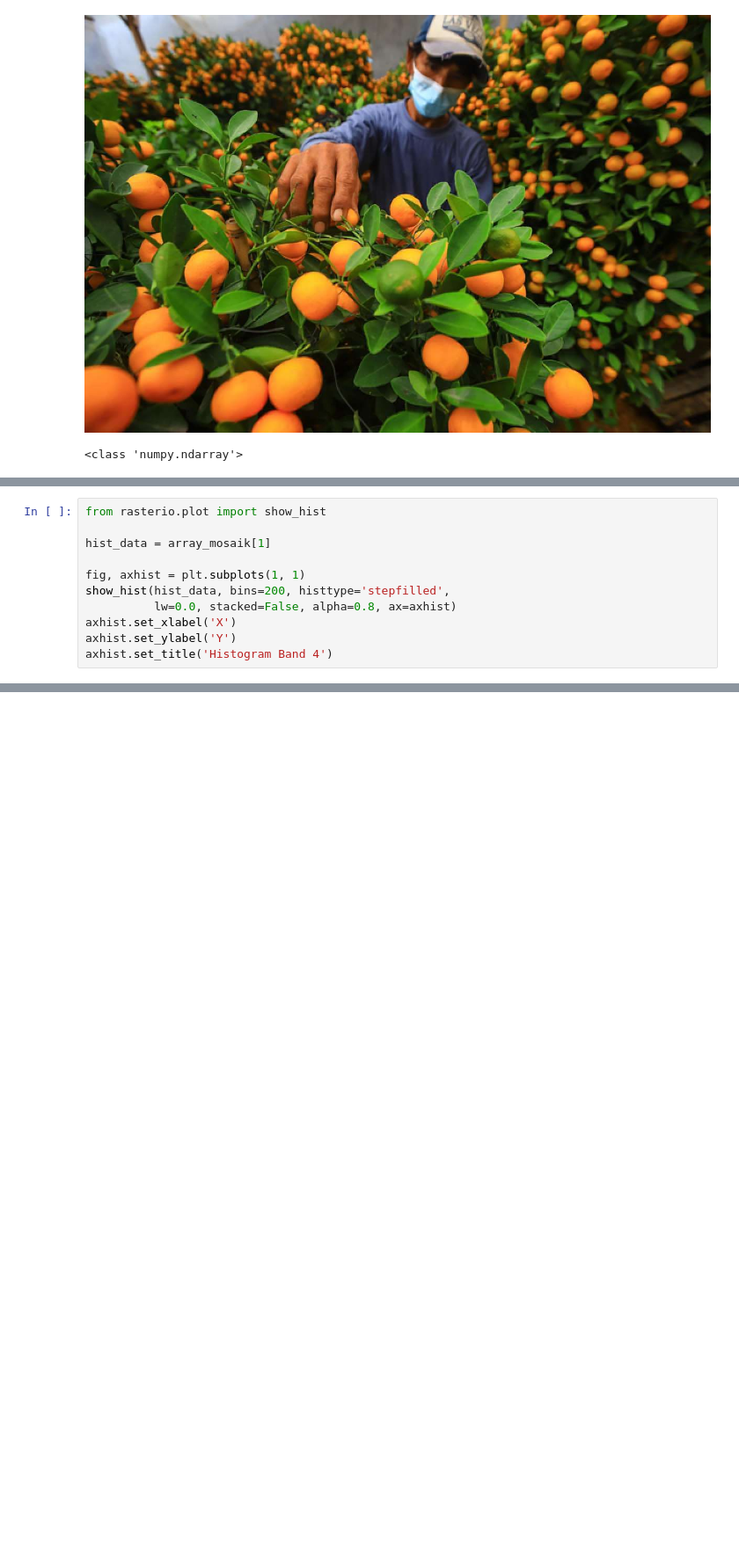
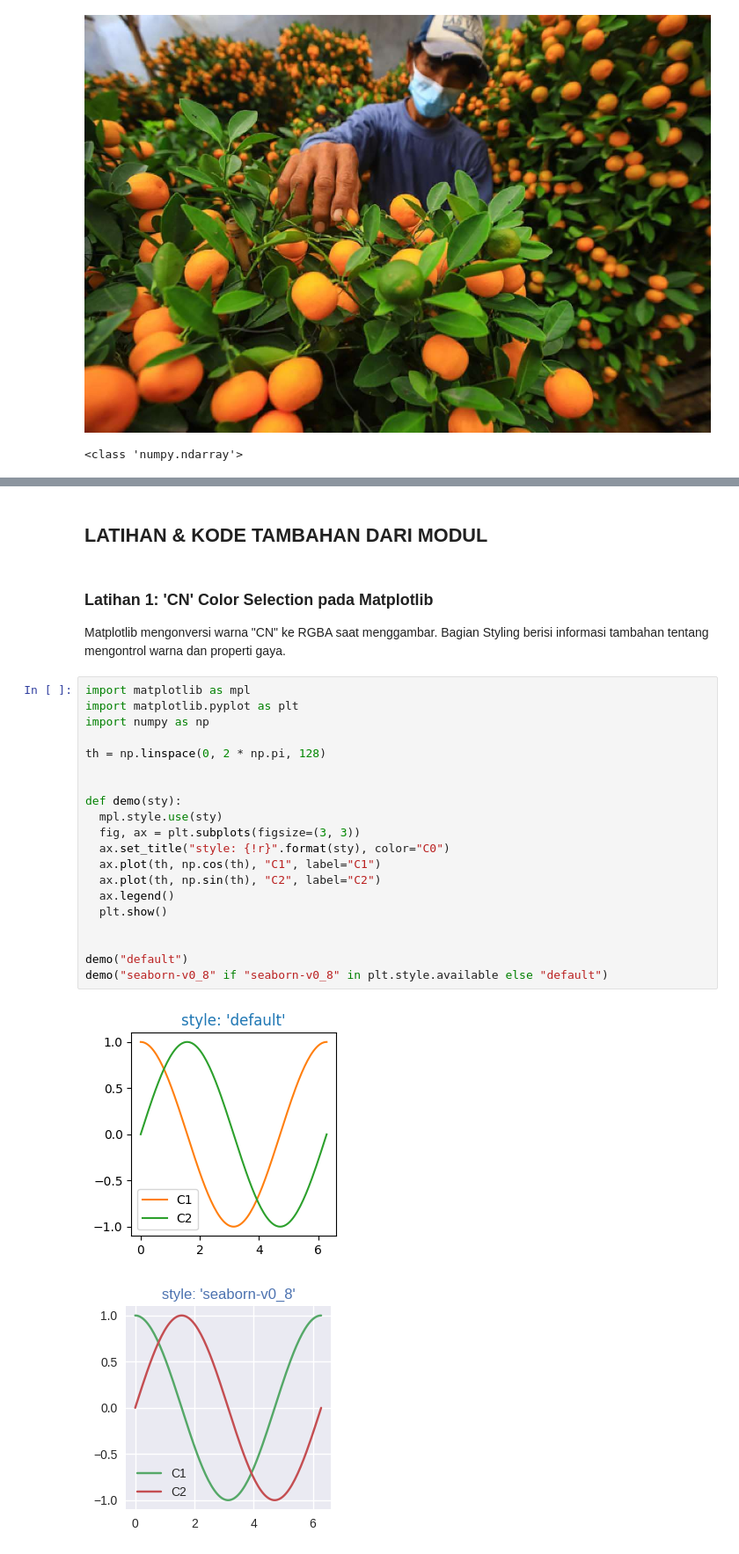
Before and after one commit to priskach/PCD_TI_FSaintek, a Jupyter notebook: M03 - Dasar OpenCV/Praktikum 3.1. Dasar Pengolahan Citra dengan OpenCV.ipynb, the cells around one changed output, grey strips where cells are left out. Shown at 88% size. Saved outputs shown, nothing was run; the diff lists cells and outputs as text; blank space fills up the shorter version.

```diff
--- a/M03 - Dasar OpenCV/Praktikum 3.1. Dasar Pengolahan Citra dengan OpenCV.ipynb
+++ b/M03 - Dasar OpenCV/Praktikum 3.1. Dasar Pengolahan Citra dengan OpenCV.ipynb
@@ -453,11 +322,0 @@ ax.set_title('Tasseled Cap')
-# %%
-from rasterio.plot import show_hist
-
-hist_data = array_mosaik[1]
-
-fig, axhist = plt.subplots(1, 1)
-show_hist(hist_data, bins=200, histtype='stepfilled',
-          lw=0.0, stacked=False, alpha=0.8, ax=axhist)
-axhist.set_xlabel('X')
-axhist.set_ylabel('Y')
-axhist.set_title('Histogram Band 4')
@@ -498,0 +345,31 @@ Rujukan-rujukan berikut dapat Anda gunakan untuk belajar lebih jauh mengenai pen
+# %% [markdown]
+## LATIHAN & KODE TAMBAHAN DARI MODUL
+# %% [markdown]
+### Latihan 1: 'CN' Color Selection pada Matplotlib
+
+Matplotlib mengonversi warna "CN" ke RGBA saat
+menggambar. Bagian Styling berisi informasi tambahan
+tentang mengontrol warna dan properti gaya.
+# %%
+import matplotlib as mpl
+import matplotlib.pyplot as plt
+import numpy as np
+
+th = np.linspace(0, 2 * np.pi, 128)
+
+
+def demo(sty):
+  mpl.style.use(sty)
+  fig, ax = plt.subplots(figsize=(3, 3))
+  ax.set_title("style: {!r}".format(sty), color="C0")
+  ax.plot(th, np.cos(th), "C1", label="C1")
+  ax.plot(th, np.sin(th), "C2", label="C2")
+  ax.legend()
+  plt.show()
+
+
+demo("default")
+demo("seaborn-v0_8" if "seaborn-v0_8" in plt.style.available else "default")
+# %% [output]
+[figure, added]
+[figure, added]
```
Also changed, not shown: parts of 93 cells of this notebook.
